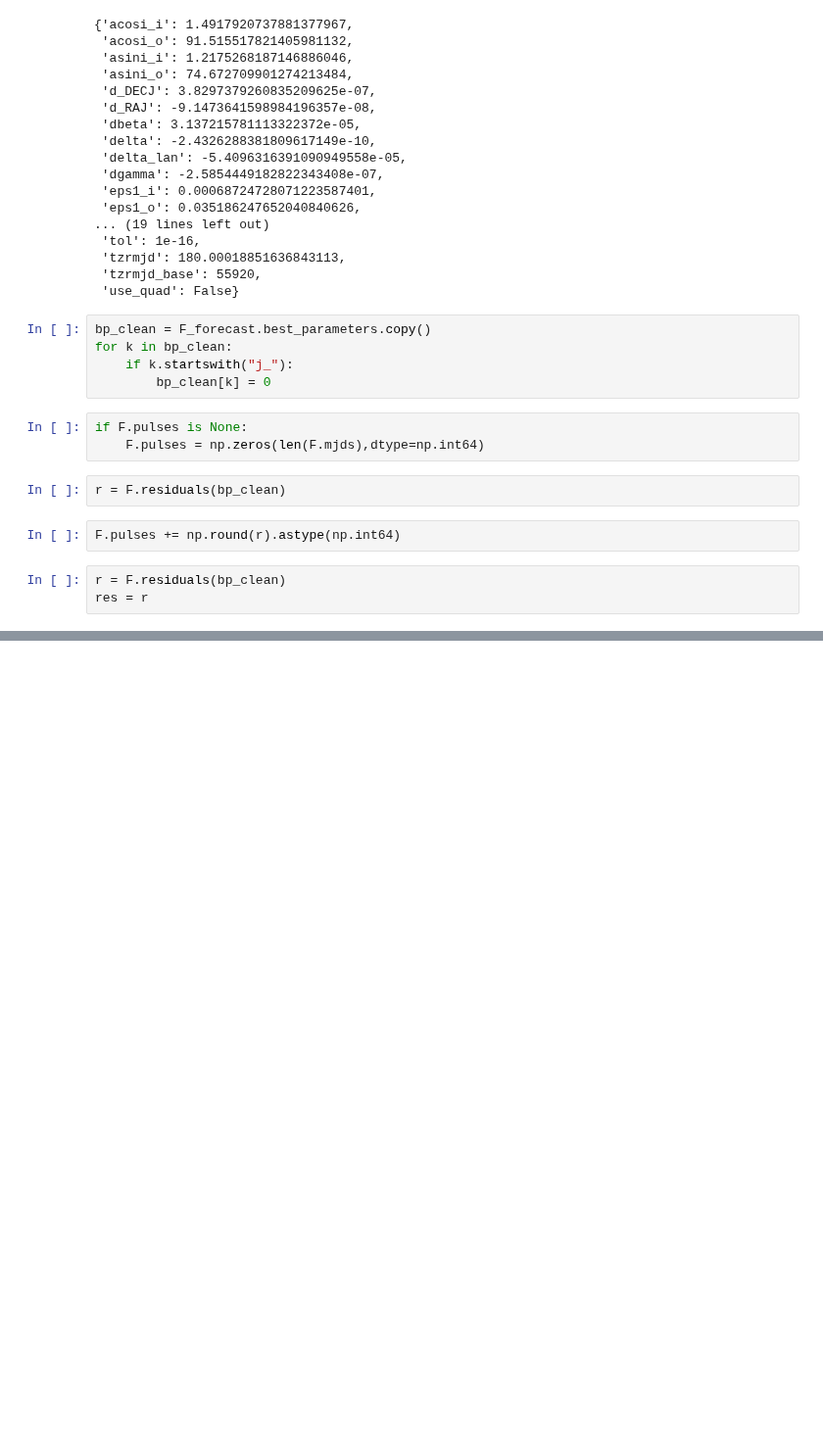
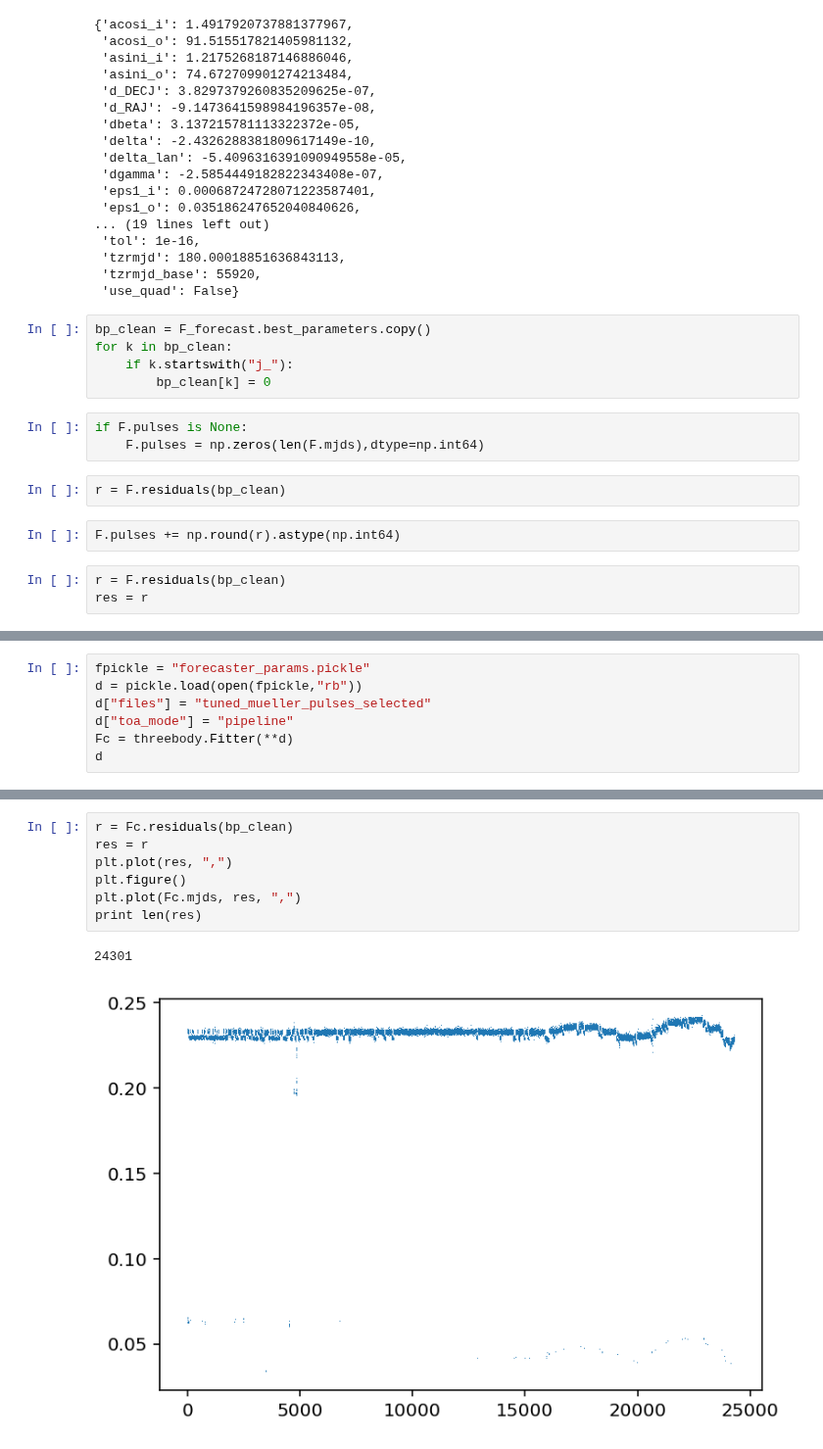
Before and after one commit to aarchiba/triplesystem, a Jupyter notebook: code-v1/k-pulse-annotate-t2.ipynb, the cells around one changed output, grey strips where cells are left out. Shown at 98% size. Cells and saved outputs as stored; diff of their text form; blank space fills up the shorter version.

```diff
--- a/code-v1/k-pulse-annotate-t2.ipynb
+++ b/code-v1/k-pulse-annotate-t2.ipynb
@@ -250,0 +277,7 @@ array([    2,     3,     0, ..., 78131, 78129, 78123])
+# %%
+fpickle = "forecaster_params.pickle"
+d = pickle.load(open(fpickle,"rb"))
+d["files"] = "tuned_mueller_pulses_selected"
+d["toa_mode"] = "pipeline"
+Fc = threebody.Fitter(**d)
+d
@@ -250,0 +297,10 @@ array([    2,     3,     0, ..., 78131, 78129, 78123])
+# %%
+r = Fc.residuals(bp_clean)
+res = r
+plt.plot(res, ",")
+plt.figure()
+plt.plot(Fc.mjds, res, ",")
+print len(res)
+# %% [output]
+24301
+[figure, added]
```
Also changed, not shown: parts of 15 cells of this notebook, 6 other files.
